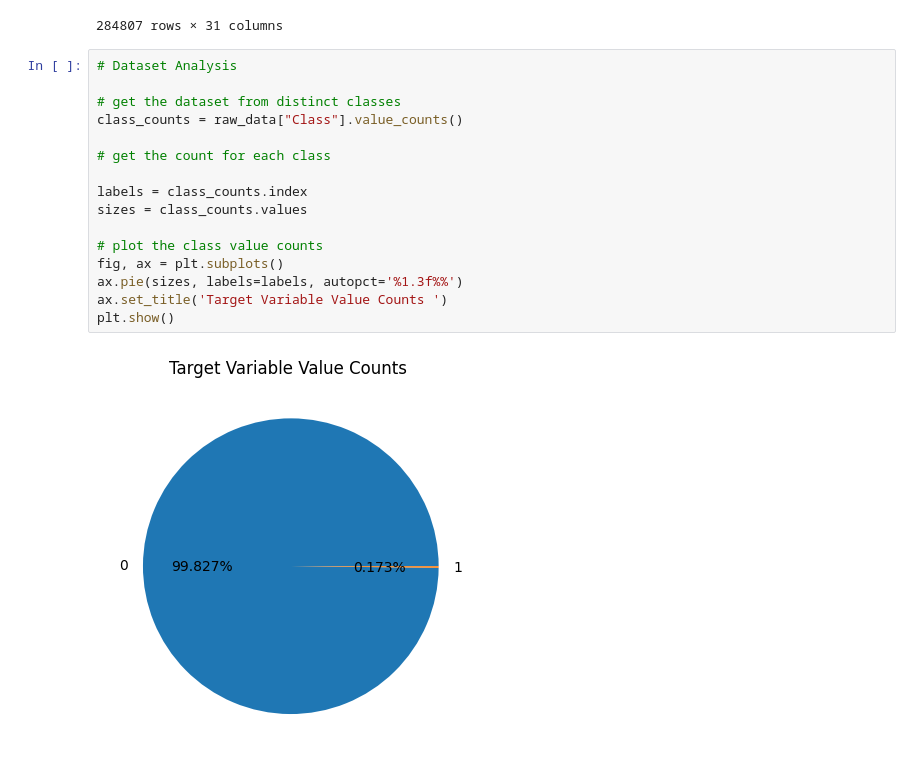
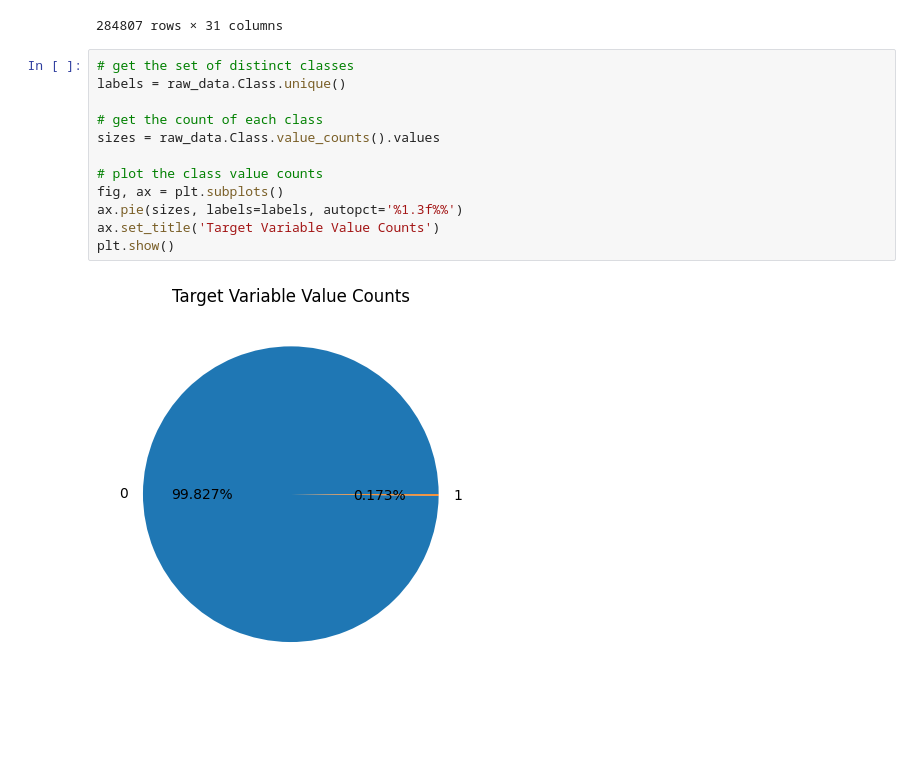
Before and after one commit to MawiraVictor/Credit-Card-Fraud-Detection-with-Decision-Trees-and-SVM, a Jupyter notebook: Credit Card Fraud Detection with Decision Trees and SVM.ipynb, the cells around one changed output. Drawn from its saved outputs; the diff is of its cells as text; blank space fills up the shorter version.

Commit message:
Dataset preprocessing

```diff
--- a/Credit Card Fraud Detection with Decision Trees and SVM.ipynb
+++ b/Credit Card Fraud Detection with Decision Trees and SVM.ipynb
@@ -62,20 +62,16 @@ raw_data
 | 284806 | 172792.0 | -0.533413 | -0.189733 | 0.703337 | -0.506271 | -0.012546 | -0.649617 | 1.577006 | -0.414650 | 0.486180 | ... | ... |
 284807 rows × 31 columns
 # %%
-# Dataset Analysis
+# get the set of distinct classes
+labels = raw_data.Class.unique()
 
-# get the dataset from distinct classes
-class_counts = raw_data["Class"].value_counts()
-
-# get the count for each class
-
-labels = class_counts.index
-sizes = class_counts.values
+# get the count of each class
+sizes = raw_data.Class.value_counts().values
 
 # plot the class value counts
 fig, ax = plt.subplots()
 ax.pie(sizes, labels=labels, autopct='%1.3f%%')
-ax.set_title('Target Variable Value Counts ')
+ax.set_title('Target Variable Value Counts')
 plt.show()
 # %% [output]
-[figure, old version]
+[figure, new version]
```
Also changed, not shown: parts of 2 cells of this notebook.
